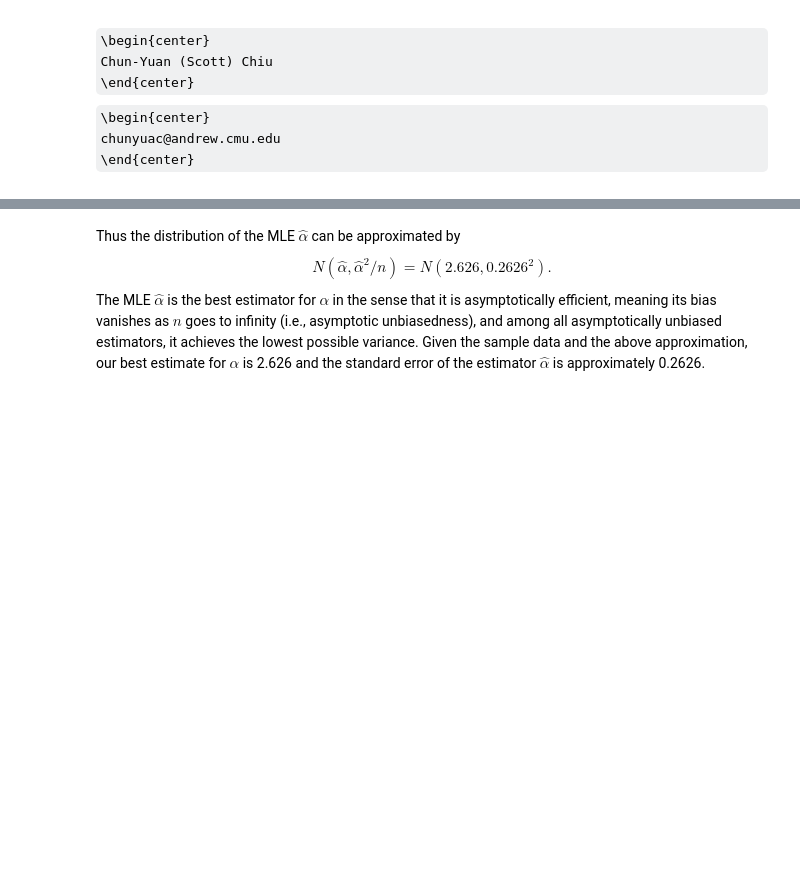
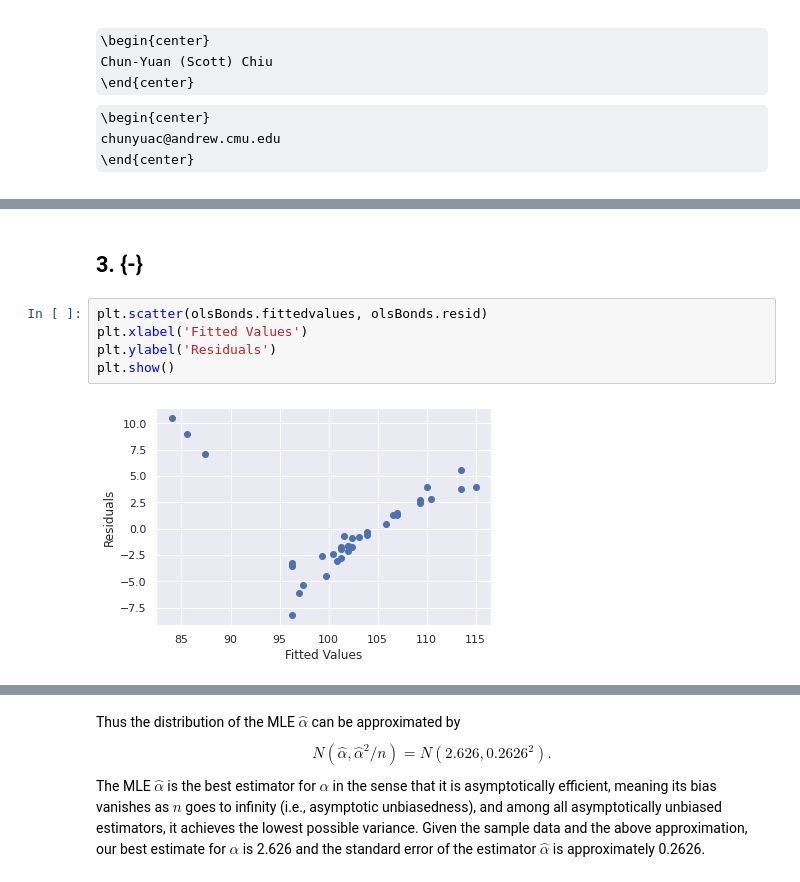
Before and after one commit to beginnerSC/mscf, a Jupyter notebook: FDS I/Homework 5/Homework 5.ipynb, the cells around one changed output, grey strips where cells are left out. Saved outputs shown, nothing was run; the diff lists cells and outputs as text; some formulas as TeX source; blank space fills up the shorter version.

```diff
--- a/FDS I/Homework 5/Homework 5.ipynb
+++ b/FDS I/Homework 5/Homework 5.ipynb
@@ -43,3 +64,12 @@ OLS Regression Results
 | Kurtosis: | 3.276 | Cond. No. | 37.3 |
 Notes:
 [1] Standard Errors assume that the covariance matrix of the errors is correctly specified.
+# %% [markdown]
+## 3. {-}
+# %%
+plt.scatter(olsBonds.fittedvalues, olsBonds.resid)
+plt.xlabel('Fitted Values')
+plt.ylabel('Residuals')
+plt.show()
+# %% [output]
+[figure, added]
```
Also changed, not shown: parts of 13 cells of this notebook.
